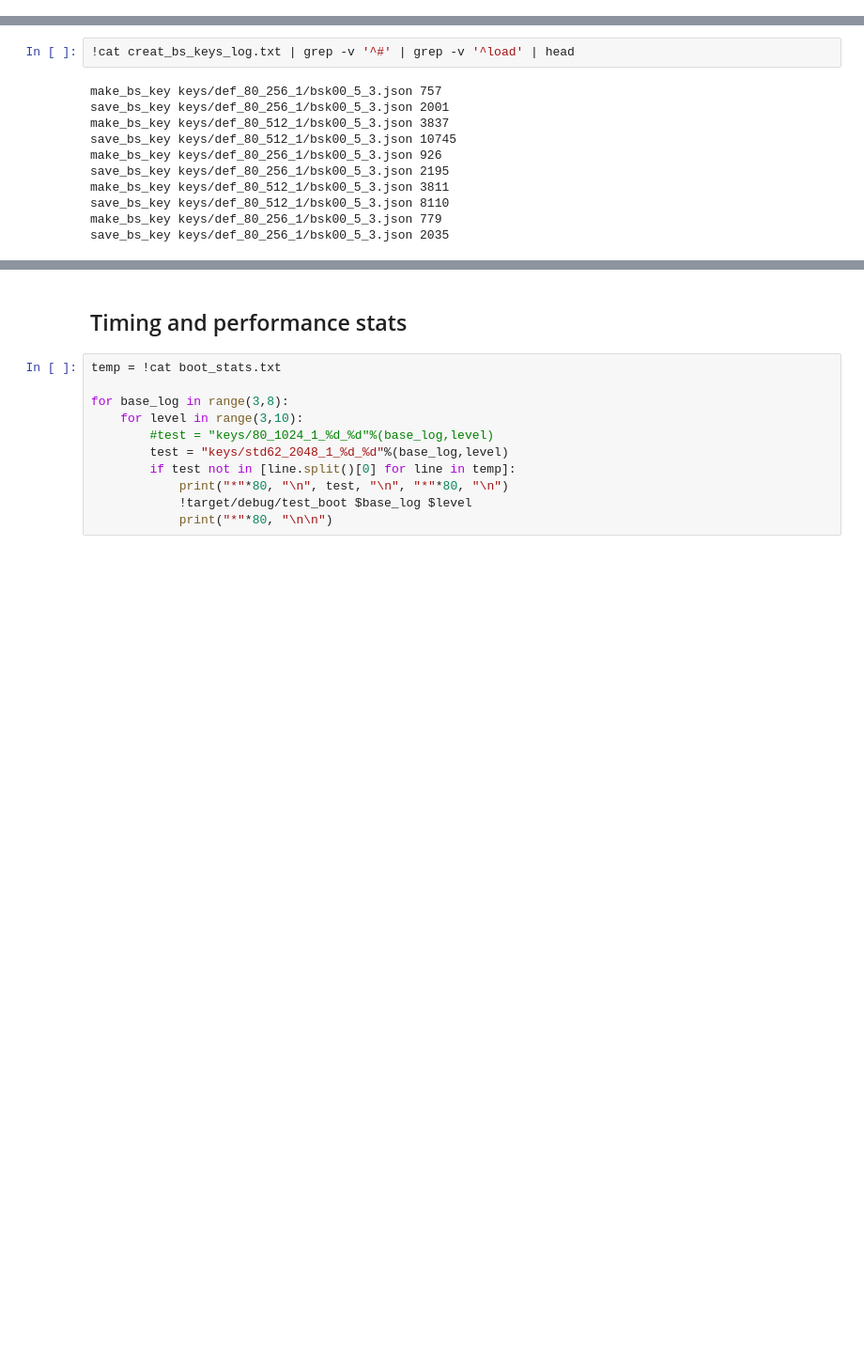
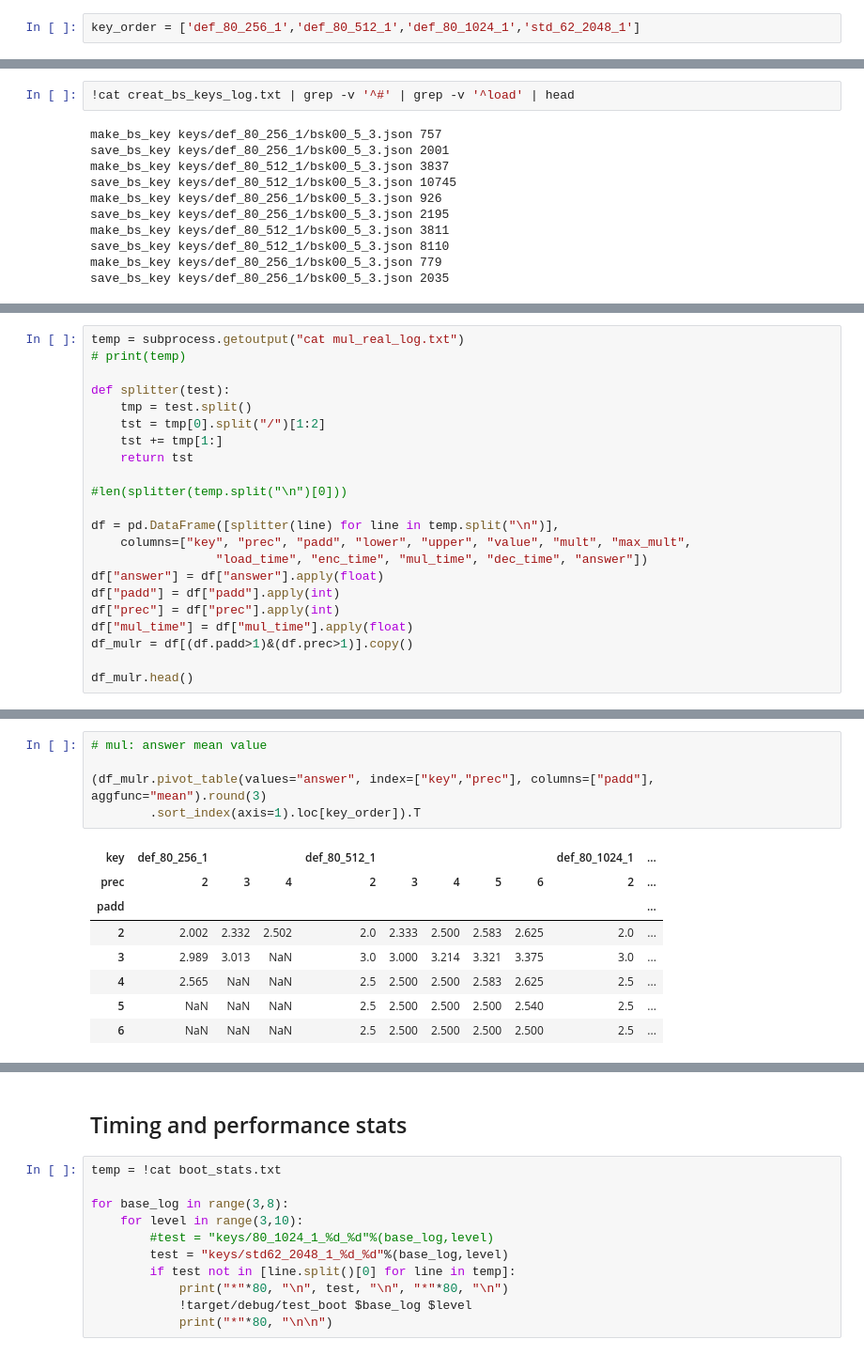
Before and after one commit to rickardbrannvall/HEIDA, a Jupyter notebook: examples/test_performance/basic_stats.ipynb, the cells around one changed output, grey strips where cells are left out. Shown: that part at 94% size. Drawn from its saved outputs; the diff is of its cells as text; blank space fills up the shorter version.

Commit message:
test multiplication

```diff
--- a/examples/test_performance/basic_stats.ipynb
+++ b/examples/test_performance/basic_stats.ipynb
@@ -5,6 +5,8 @@ import matplotlib.pyplot as plt
 import datetime
 
 import subprocess
+# %%
+key_order = ['def_80_256_1','def_80_512_1','def_80_1024_1','std_62_2048_1']
 # %% [markdown]
 ## Key size and timing stats
 # %% [markdown]
@@ -233,0 +432,22 @@ df.pivot_table(values="time", index=["test","level"], columns=["key","base log"]
+# %%
+temp = subprocess.getoutput("cat mul_real_log.txt")
+# print(temp)
+
+def splitter(test):
+    tmp = test.split()
+    tst = tmp[0].split("/")[1:2]
+    tst += tmp[1:]
+    return tst
+
+#len(splitter(temp.split("\n")[0]))
+
+df = pd.DataFrame([splitter(line) for line in temp.split("\n")],
+    columns=["key", "prec", "padd", "lower", "upper", "value", "mult", "max_mult",
+                 "load_time", "enc_time", "mul_time", "dec_time", "answer"])
+df["answer"] = df["answer"].apply(float)
+df["padd"] = df["padd"].apply(int)
+df["prec"] = df["prec"].apply(int)
+df["mul_time"] = df["mul_time"].apply(float)
+df_mulr = df[(df.padd>1)&(df.prec>1)].copy()
+
+df_mulr.head()
@@ -233,0 +461,14 @@ df.pivot_table(values="time", index=["test","level"], columns=["key","base log"]
+# %%
+# mul: answer mean value
+
+(df_mulr.pivot_table(values="answer", index=["key","prec"], columns=["padd"], aggfunc="mean").round(3)
+        .sort_index(axis=1).loc[key_order]).T
+# %% [output]
+| key | def_80_256_1 |  |  | def_80_512_1 |  |  |  |  | def_80_1024_1 | ... |
+| prec | 2 | 3 | 4 | 2 | 3 | 4 | 5 | 6 | 2 | ... |
+| padd |  |  |  |  |  |  |  |  |  | ... |
+| 2 | 2.002 | 2.332 | 2.502 | 2.0 | 2.333 | 2.500 | 2.583 | 2.625 | 2.0 | ... |
+| 3 | 2.989 | 3.013 | NaN | 3.0 | 3.000 | 3.214 | 3.321 | 3.375 | 3.0 | ... |
+| 4 | 2.565 | NaN | NaN | 2.5 | 2.500 | 2.500 | 2.583 | 2.625 | 2.5 | ... |
+| 5 | NaN | NaN | NaN | 2.5 | 2.500 | 2.500 | 2.500 | 2.540 | 2.5 | ... |
+| 6 | NaN | NaN | NaN | 2.5 | 2.500 | 2.500 | 2.500 | 2.500 | 2.5 | ... |
```
Also changed, not shown: parts of 23 cells of this notebook, 8 other files.
